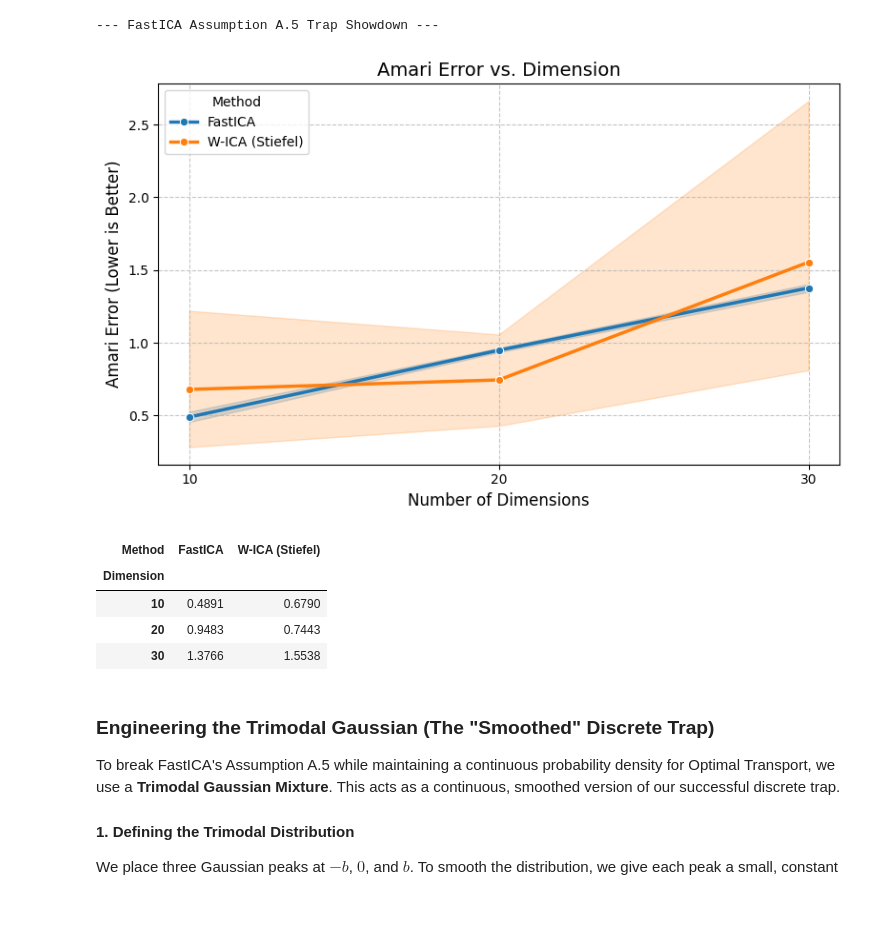
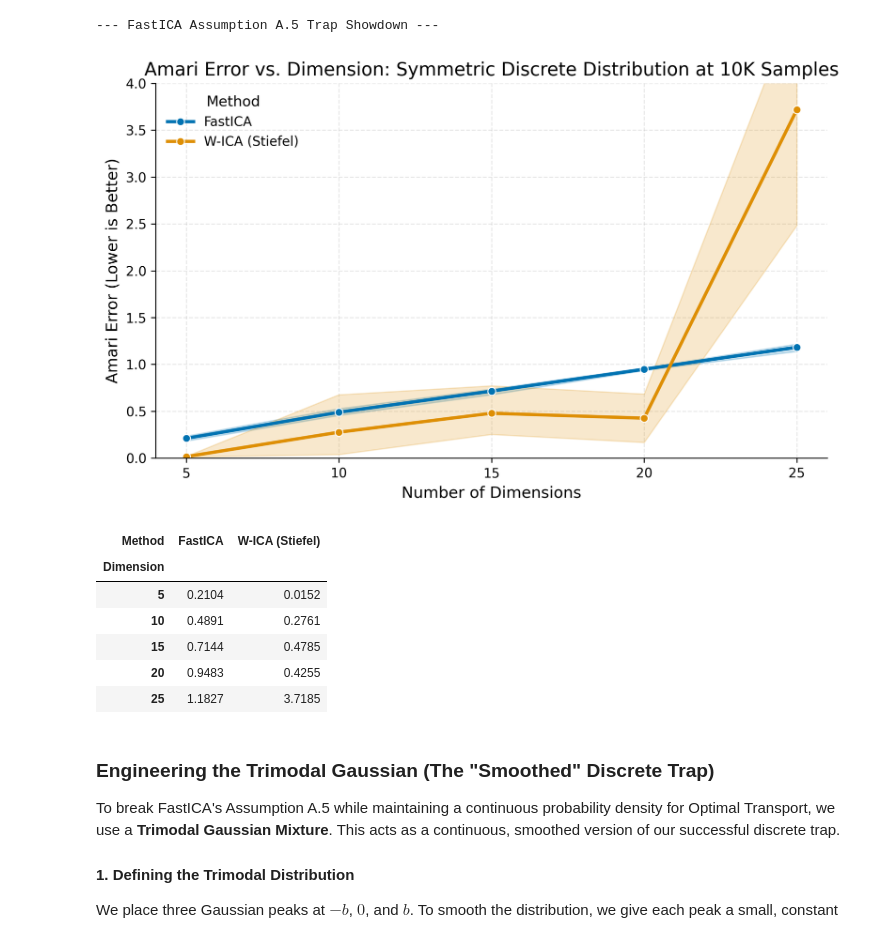
Before and after one commit to ashutoshjha3103/ot_in_linear_ica, a Jupyter notebook: exp/FastICA_failure_modes_vs_OT_ICA.ipynb, the cells around one changed output. Cells and saved outputs as stored; diff of their text form; code cells hidden in the pictures; blank space fills up the shorter version.

```diff
--- a/exp/FastICA_failure_modes_vs_OT_ICA.ipynb
+++ b/exp/FastICA_failure_modes_vs_OT_ICA.ipynb
@@ -139,7 +183,7 @@ def run_trap_trial(dim, trial, n_samples):
 
     trial_results.append({'Dimension': dim, 'Method': 'FastICA', 'Amari Error': score_fast})
 
-    # --- W-ICA (Stiefel) ---
+# --- W-ICA (Stiefel) ---
     try:
         ica = WassersteinICA(X_torch)
         ica.whiten()
@@ -147,19 +191,37 @@ def run_trap_trial(dim, trial, n_samples):
 
         extracted_ws = []
         n_restarts = dim * 4 if dim * 4 < 150 else 150
+
+        # Phase 1: Deflation (incorporating dithering for discrete sources)
         for _ in range(dim):
             prev = torch.stack(extracted_ws) if extracted_ws else None
-            w, _ = ica.optimize_wasserstein2(prev_components=prev, max_iter=200, n_restarts=n_restarts)
+            w, _ = ica.optimize_wasserstein2(
+                prev_components=prev,
+                max_iter=200,
+                n_restarts=n_restarts,
+                dither_sigma=0.01  # Added to smooth discrete step-functions in CDF
+            )
             extracted_ws.append(w)
+
         W_deflation_init = torch.stack(extracted_ws)
 
+        # Phase 2: Symmetric Stiefel Optimization (incorporating stochastic mini-batching)
         W_stiefel_unmixed = ica.optimize_symmetric(
-            n_components=dim, max_iter=200, lr=0.5, init_w=W_deflation_init, optimizer='stiefel'
+            n_components=dim,
+            max_iter=400,        # Increased from 200 for complex landscape settling time
+            lr=0.25,             # Halved from 0.5 to ensure stability with stochastic updates
+            init_w=W_deflation_init,
+            optimizer='stiefel',
+            use_sinkhorn=False,
+            dither_sigma=0.01,   # Maintains gradient smoothness across discrete gaps
+            batch_size=1024      # Introduces stochasticity to escape spurious local maxima
         )
+
         W_wass_total = W_stiefel_unmixed.cpu().numpy() @ W_white_np
         score_wass = amari_error(W_wass_total, A_true)
 
     except Exception as e:
+        print(f"W-ICA Error (dim {dim}): {e}")
         score_wass = np.nan
 
     trial_results.append({'Dimension': dim, 'Method': 'W-ICA (Stiefel)', 'Amari Error': score_wass})
@@ -169,7 +231,7 @@ def run_trap_trial(dim, trial, n_samples):
 # ==========================================
 # 3. Main Execution
 # ==========================================
-DIMENSIONS = [10, 20, 30]
+DIMENSIONS = list(range(5, 26, 5))
 N_SAMPLES = 10000
 N_TRIALS = 5
 
@@ -189,25 +251,30 @@ df = pd.DataFrame(results)
 # %%
 # ==========================================
 # 4. Plotting the Results
 # ==========================================
 plt.figure(figsize=(8, 5))
 sns.lineplot(data=df, x='Dimension', y='Amari Error', hue='Method', marker='o', linewidth=2.5)
-plt.title("Amari Error vs. Dimension", fontsize=14)
+plt.title("Amari Error vs. Dimension: Symmetric Discrete Distribution at 10K Samples", fontsize=14)
 plt.ylabel("Amari Error (Lower is Better)", fontsize=12)
 plt.xlabel("Number of Dimensions", fontsize=12)
 plt.xticks(DIMENSIONS)
-plt.grid(True, linestyle='--', alpha=0.7)
+plt.ylim(0, 4)
+plt.gca().yaxis.set_major_locator(MultipleLocator(0.5))
+
+#plt.grid(True, linestyle='--', alpha=0.7)
 plt.tight_layout()
 plt.show()
 
 display(df.groupby(['Dimension', 'Method'])['Amari Error'].mean().unstack().round(4))
 # %% [output]
-[figure, old version]
+[figure, new version]
 | Method | FastICA | W-ICA (Stiefel) |
 | Dimension |  |  |
-| 10 | 0.4891 | 0.6790 |
-| 20 | 0.9483 | 0.7443 |
-| 30 | 1.3766 | 1.5538 |
+| 5 | 0.2104 | 0.0152 |
+| 10 | 0.4891 | 0.2761 |
+| 15 | 0.7144 | 0.4785 |
+| 20 | 0.9483 | 0.4255 |
+| 25 | 1.1827 | 3.7185 |
 # %% [markdown]
 ### Engineering the Trimodal Gaussian  (The "Smoothed" Discrete Trap)
 
```
Also changed, not shown: parts of 13 cells of this notebook.
